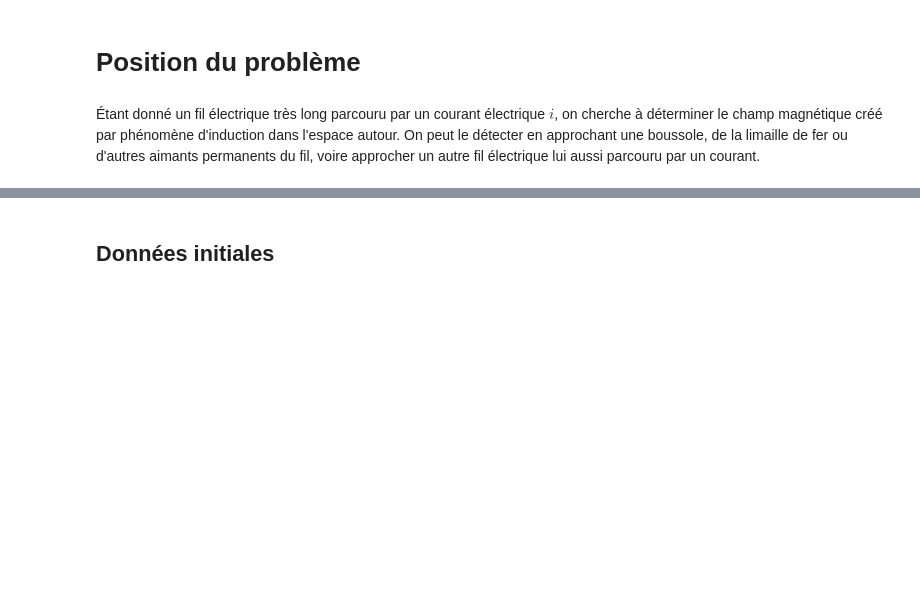
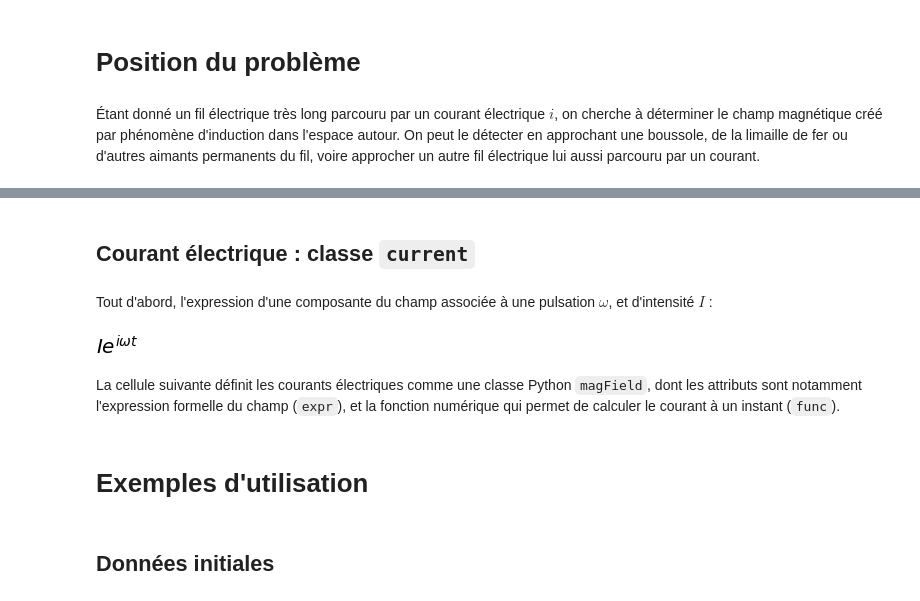
Before and after one commit to ManifoldFR/appro-phy-ts, a Jupyter notebook: parts/electrostat/champmag_courantvariable/variableCurrent_field.ipynb, the cells around one changed output, grey strips where cells are left out. Saved outputs shown, nothing was run; the diff lists cells and outputs as text; code cells hidden in the pictures; blank space fills up the shorter version.

```diff
--- a/parts/electrostat/champmag_courantvariable/variableCurrent_field.ipynb
+++ b/parts/electrostat/champmag_courantvariable/variableCurrent_field.ipynb
@@ -188,0 +227,12 @@ def build_field(t, colmap='bone'):
+# %% [markdown]
+## Courant électrique : classe `current`
+# %% [markdown]
+Tout d'abord, l'expression d'une composante du champ associée à une pulsation $\omega$, et d'intensité $I$ :
+# %%
+# Composante du courant électrique de pulsation omega
+cour_component = Ic*sp.exp(sp.I*omega*t)
+cour_component
+# %% [output]
+[figure, added]
+# %% [markdown]
+La cellule suivante définit les courants électriques comme une classe Python `magField`, dont les attributs sont notamment l'expression formelle du champ (`expr`), et la fonction numérique qui permet de calculer le courant à un instant (`func`).
@@ -189,3 +314,5 @@ def build_field(t, colmap='bone'):
+# %% [markdown]
+# Exemples d'utilisation
 # %% [markdown]
 ## Données initiales
 # %% [markdown]
```
Also changed, not shown: parts of 39 cells of this notebook, 10 other files.
